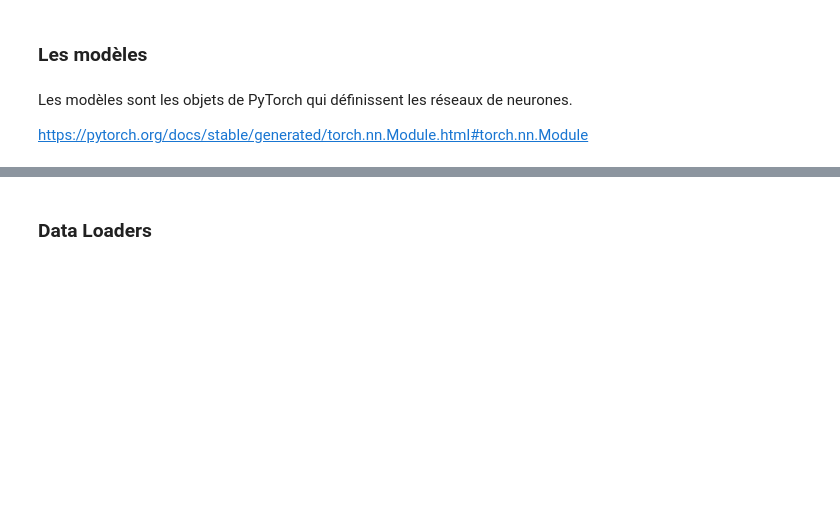
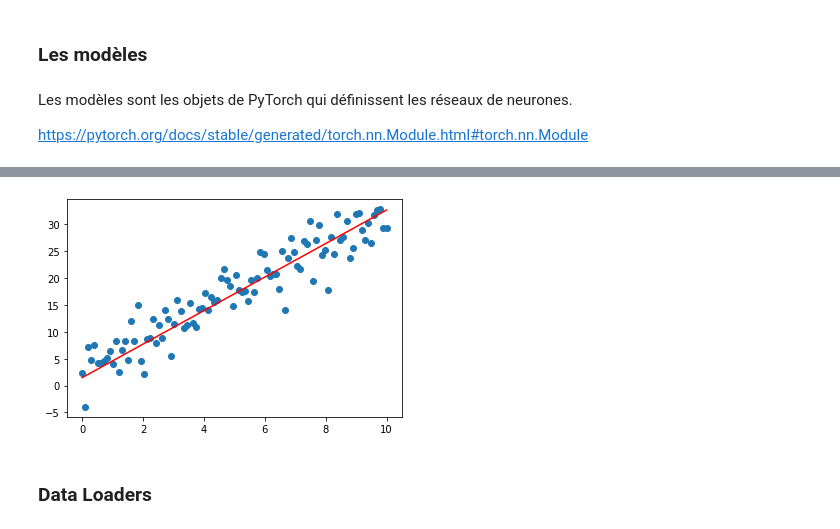
Before and after one commit to Romain3Ch216/formation_pytorch_omp, a Jupyter notebook: partie_1.ipynb, the cells around one changed output, grey strips where cells are left out. Saved outputs shown, nothing was run; the diff lists cells and outputs as text; code cells hidden in the pictures; blank space fills up the shorter version.

```diff
--- a/partie_1.ipynb
+++ b/partie_1.ipynb
@@ -191,11 +363,13 @@ for epoch in range(10):
 # %%
 with torch.no_grad():
-    y_pred = linear_model(X)
+    y_pred = linear_model.forward(X)
 
 fig = plt.figure()
 plt.scatter(X, Y)
 plt.plot(X, y_pred, color='red')
 plt.show()
+# %% [output]
+[figure, added]
 # %% [markdown]
 ### Data Loaders
 # %% [markdown]
```
Also changed, not shown: parts of 61 cells of this notebook, 6 other files.
